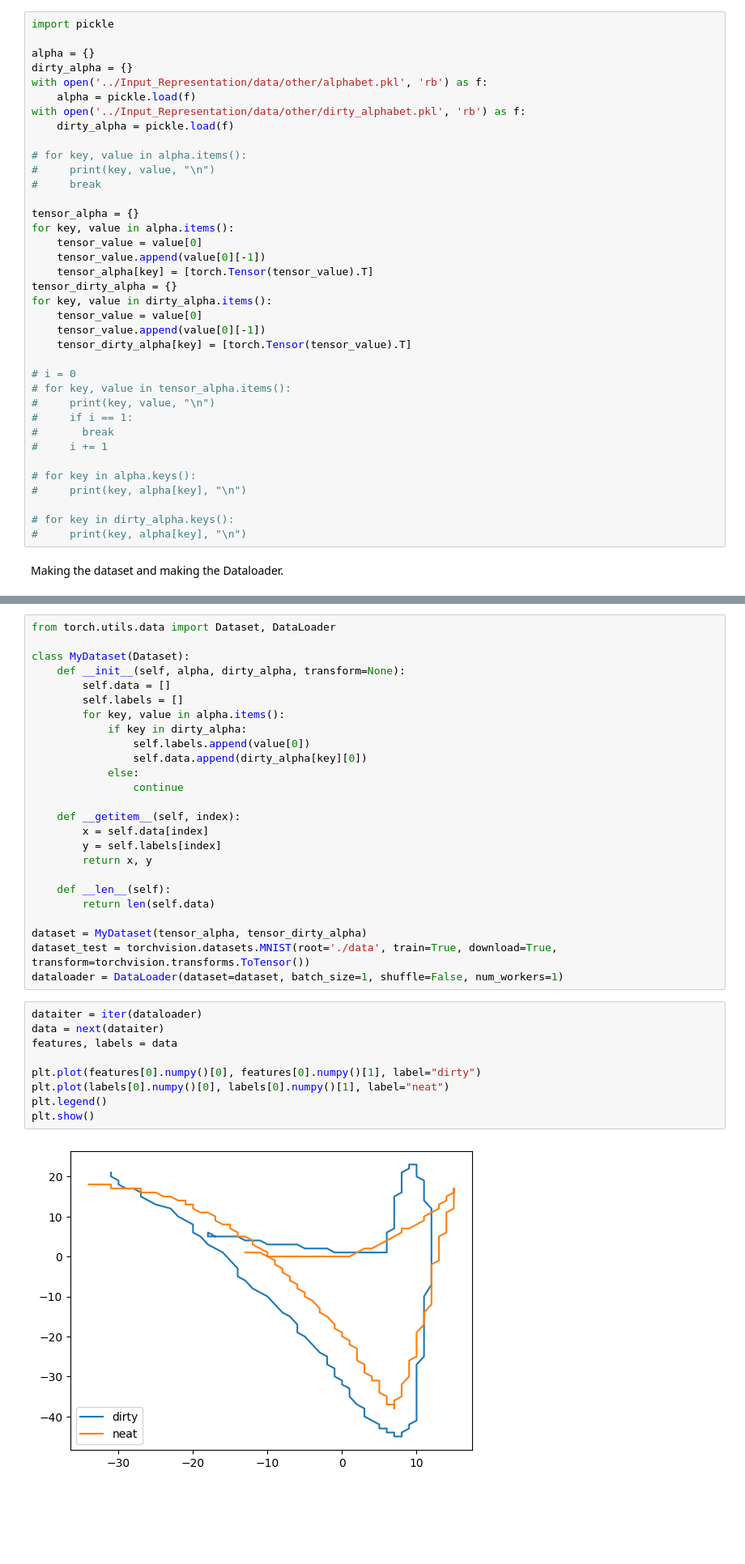
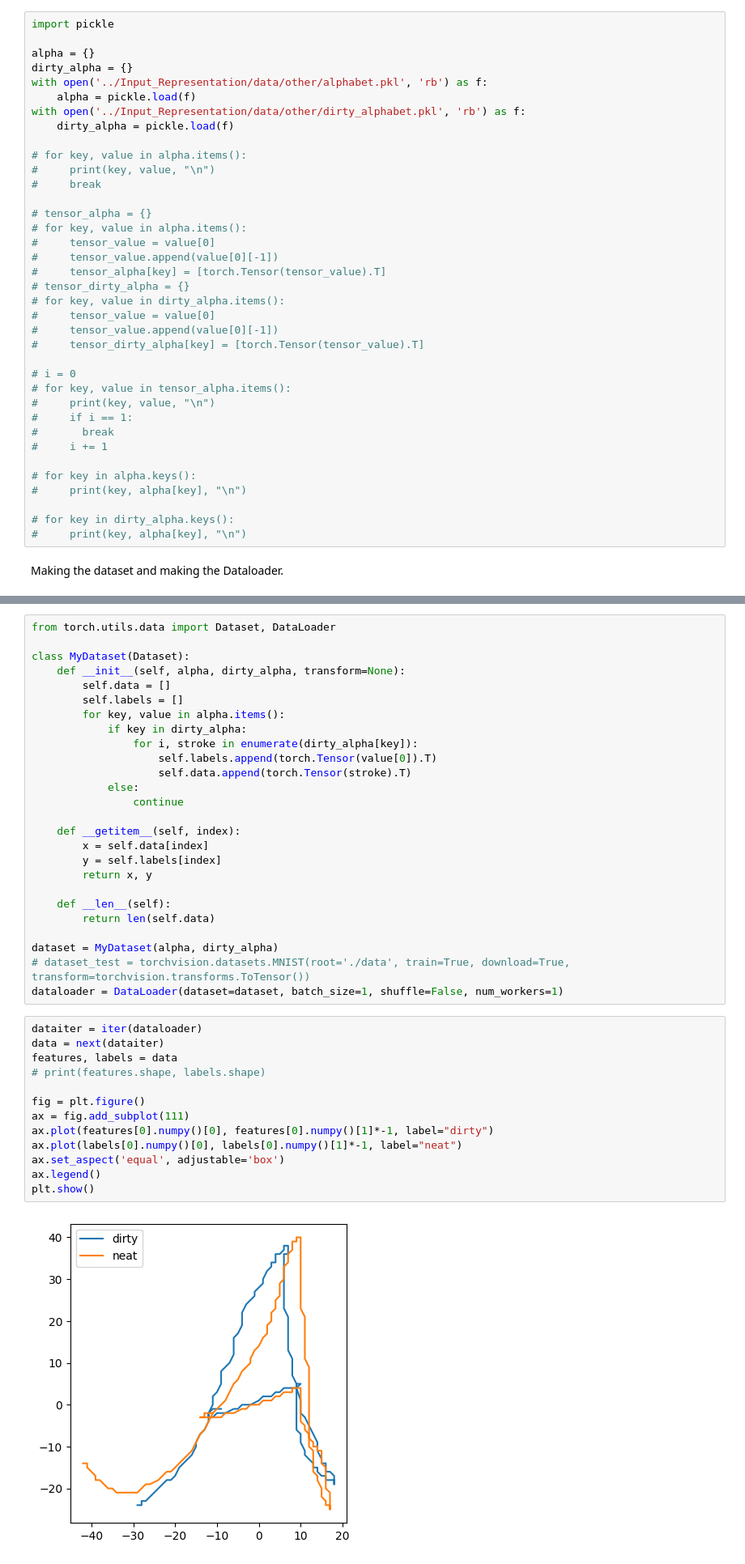
Before and after one commit to Luukdh/Thesis-AutoWrite, a Jupyter notebook: Project/Model_and_Training/unet_testing.ipynb, the cells around one changed output, grey strips where cells are left out. Shown at 81% size. Drawn from its saved outputs; the diff is of its cells as text; blank space fills up the shorter version.

```diff
--- a/Project/Model_and_Training/unet_testing.ipynb
+++ b/Project/Model_and_Training/unet_testing.ipynb
@@ -157,16 +152,16 @@ with open('../Input_Representation/data/other/dirty_alphabet.pkl', 'rb') as f:
 #     print(key, value, "\n")
 #     break
 
-tensor_alpha = {}
-for key, value in alpha.items():
-    tensor_value = value[0]
-    tensor_value.append(value[0][-1])
-    tensor_alpha[key] = [torch.Tensor(tensor_value).T]
-tensor_dirty_alpha = {}
-for key, value in dirty_alpha.items():
-    tensor_value = value[0]
-    tensor_value.append(value[0][-1])
-    tensor_dirty_alpha[key] = [torch.Tensor(tensor_value).T]
+# tensor_alpha = {}
+# for key, value in alpha.items():
+#     tensor_value = value[0]
+#     tensor_value.append(value[0][-1])
+#     tensor_alpha[key] = [torch.Tensor(tensor_value).T]
+# tensor_dirty_alpha = {}
+# for key, value in dirty_alpha.items():
+#     tensor_value = value[0]
+#     tensor_value.append(value[0][-1])
+#     tensor_dirty_alpha[key] = [torch.Tensor(tensor_value).T]
 
 # i = 0
 # for key, value in tensor_alpha.items():
@@ -209,8 +204,9 @@ class MyDataset(Dataset):
         self.labels = []
         for key, value in alpha.items():
             if key in dirty_alpha:
-                self.labels.append(value[0])
-                self.data.append(dirty_alpha[key][0])
+                for i, stroke in enumerate(dirty_alpha[key]):
+                    self.labels.append(torch.Tensor(value[0]).T)
+                    self.data.append(torch.Tensor(stroke).T)
             else:
                 continue
 
@@ -222,20 +218,24 @@ class MyDataset(Dataset):
     def __len__(self):
         return len(self.data)
 
-dataset = MyDataset(tensor_alpha, tensor_dirty_alpha)
-dataset_test = torchvision.datasets.MNIST(root='./data', train=True, download=True, transform=torchvision.transforms.ToTensor())
+dataset = MyDataset(alpha, dirty_alpha)
+# dataset_test = torchvision.datasets.MNIST(root='./data', train=True, download=True, transform=torchvision.transforms.ToTensor())
 dataloader = DataLoader(dataset=dataset, batch_size=1, shuffle=False, num_workers=1)
 # %%
 dataiter = iter(dataloader)
 data = next(dataiter)
 features, labels = data
+# print(features.shape, labels.shape)
 
-plt.plot(features[0].numpy()[0], features[0].numpy()[1], label="dirty")
-plt.plot(labels[0].numpy()[0], labels[0].numpy()[1], label="neat")
-plt.legend()
+fig = plt.figure()
+ax = fig.add_subplot(111)
+ax.plot(features[0].numpy()[0], features[0].numpy()[1]*-1, label="dirty")
+ax.plot(labels[0].numpy()[0], labels[0].numpy()[1]*-1, label="neat")
+ax.set_aspect('equal', adjustable='box')
+ax.legend()
 plt.show()
 # %% [output]
-[figure, old version]
+[figure, new version]
 # %%
 # device = torch.device("cuda" if torch.cuda.is_available() else "cpu")
 device = torch.device("cpu")
```
Also changed, not shown: parts of 4 cells of this notebook, 12 other files.
